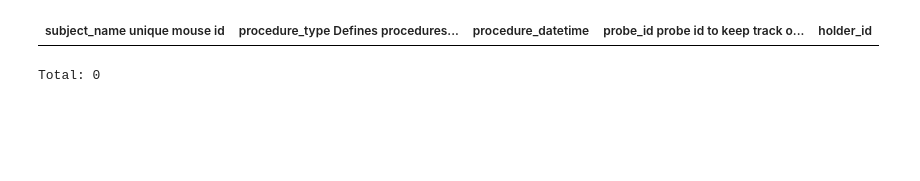
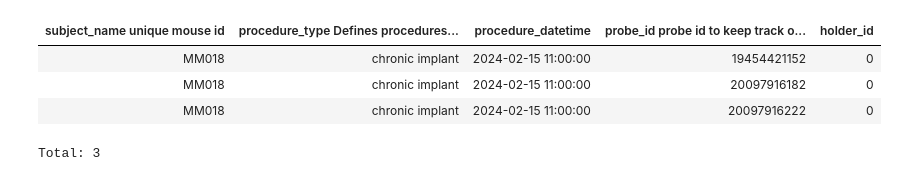
Before and after one commit to spkware/chronic_recording_manuscript, a Jupyter notebook: src/show_trajectories.ipynb, the cells around one changed output. Cells and saved outputs as stored; diff of their text form; code cells hidden in the pictures; blank space fills up the shorter version.

```diff
--- a/src/show_trajectories.ipynb
+++ b/src/show_trajectories.ipynb
@@ -12,5 +37,8 @@ from labdata.schema import *
 # %%
-cp.ChronicInsertion()
+cp.ChronicInsertion & dict(subject_name=subjects[-1])
 # %% [output]
 | subject_name unique mouse id | procedure_type Defines procedures... | procedure_datetime | probe_id probe id to keep track o... | holder_id |
+| MM018 | chronic implant | 2024-02-15 11:00:00 | 19454421152 | 0 |
+| MM018 | chronic implant | 2024-02-15 11:00:00 | 20097916182 | 0 |
+| MM018 | chronic implant | 2024-02-15 11:00:00 | 20097916222 | 0 |
-Total: 0
+Total: 3
```
Also changed, not shown: parts of 12 cells of this notebook.
